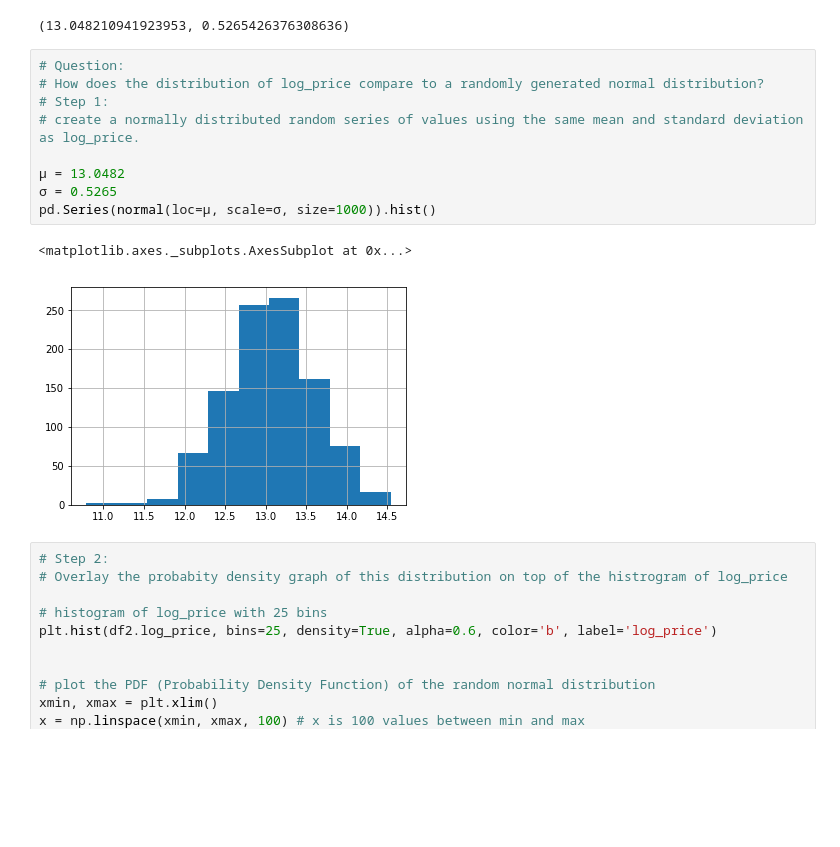
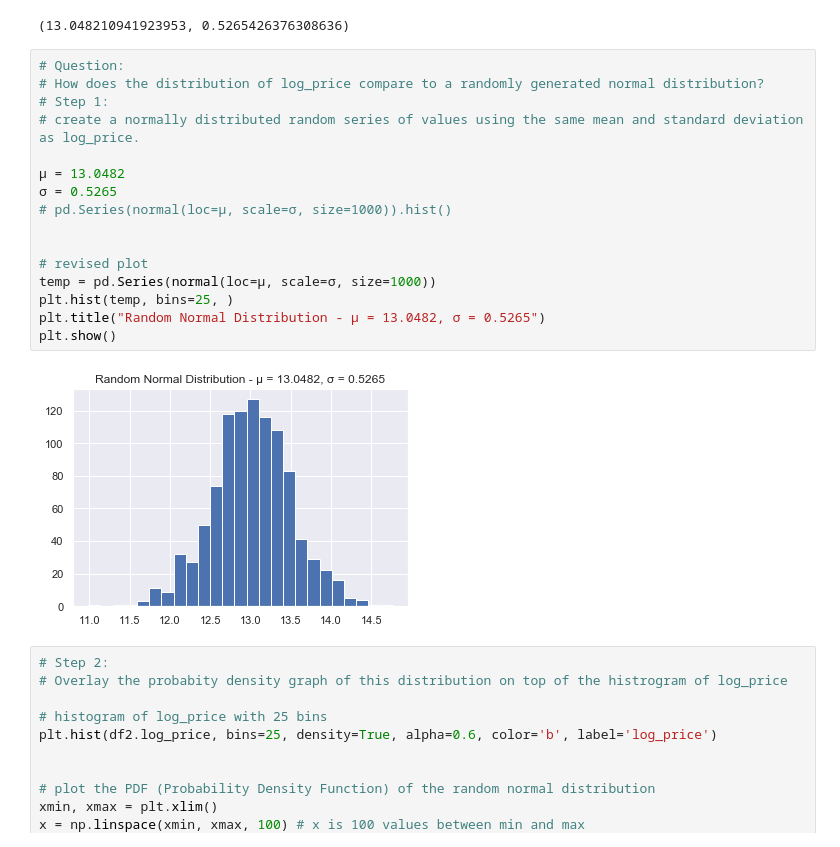
Before and after one commit to giorosati/dsc-1-final-project-online-ds-pt-100118, a Jupyter notebook: student_v2.ipynb, the cells around one changed output. Cells and saved outputs as stored; diff of their text form; blank space fills up the shorter version.

Commit message:
improved random normal histogram

```diff
--- a/student_v2.ipynb
+++ b/student_v2.ipynb
@@ -446,15 +446,21 @@ norm.fit(df2.log_price)
 # %%
 # Question:
 # How does the distribution of log_price compare to a randomly generated normal distribution?
 # Step 1:
 # create a normally distributed random series of values using the same mean and standard deviation as log_price.
 
 μ = 13.0482
 σ = 0.5265
-pd.Series(normal(loc=μ, scale=σ, size=1000)).hist()
+# pd.Series(normal(loc=μ, scale=σ, size=1000)).hist()
+
+
+# revised plot
+temp = pd.Series(normal(loc=μ, scale=σ, size=1000))
+plt.hist(temp, bins=25, )
+plt.title("Random Normal Distribution - μ = 13.0482, σ = 0.5265")
+plt.show()
 # %% [output]
-<matplotlib.axes._subplots.AxesSubplot at 0x...>
-[figure, old version]
+[figure, new version]
 # %%
 # Step 2:
 # Overlay the probabity density graph of this distribution on top of the histrogram of log_price
```
Also changed, not shown: parts of 6 cells of this notebook, 1 other file.
